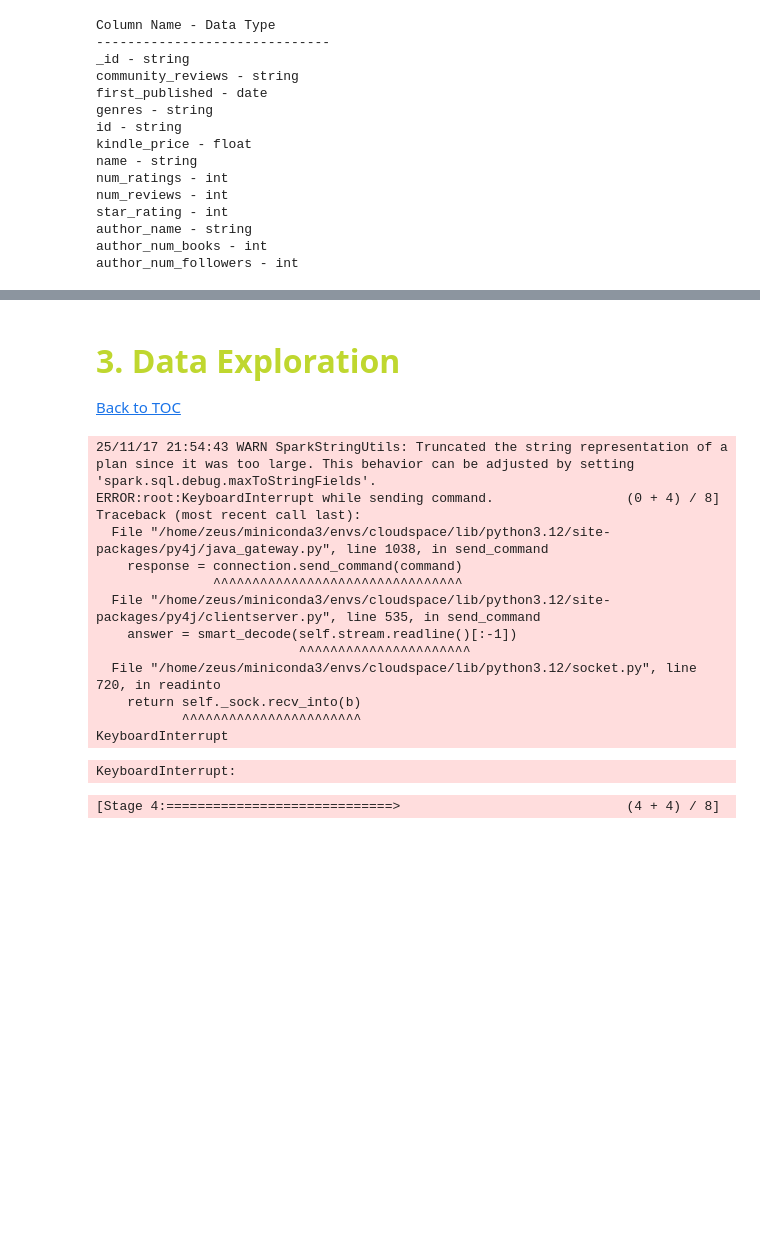
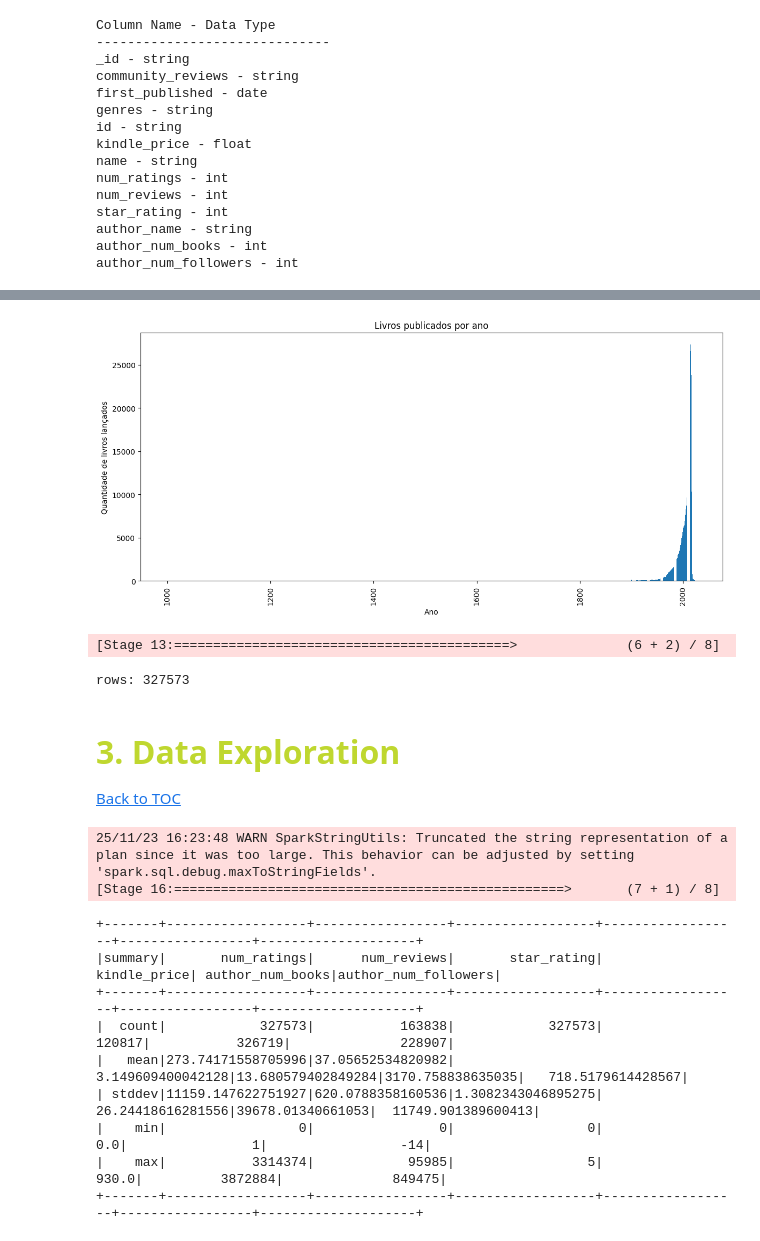
Before and after one commit to beatrizmarques2005/big-data-analysis, a Jupyter notebook: notebooks/Books/01_exploration.ipynb, the cells around one changed output, grey strips where cells are left out. Drawn from its saved outputs; the diff is of its cells as text; code cells hidden in the pictures; blank space fills up the shorter version.

```diff
--- a/notebooks/Books/01_exploration.ipynb
+++ b/notebooks/Books/01_exploration.ipynb
@@ -487,3 +408,34 @@ only showing top 20 rows
+# %%
+books = books.filter(F.year("first_published") <= 2025)
+# %%
+books_by_year = (
+    books
+    .withColumn("year", F.year("first_published"))
+    .groupBy("year")
+    .agg(F.count("*").alias("num_books"))
+    .orderBy("year")
+)
+
+pdf = books_by_year.toPandas()
+
+import matplotlib.pyplot as plt
+
+
+plt.figure(figsize=(14,6))
+plt.bar(pdf["year"], pdf["num_books"])
+
+plt.xlabel("Ano")
+plt.ylabel("Quantidade de livros lançados")
+plt.title("Livros publicados por ano")
+plt.xticks(rotation=90)
+plt.show()
+# %% [output]
+[figure, added]
+# %%
+print("rows:", books.count())
+# %% [output]
+[Stage 13:===========================================>              (6 + 2) / 8]
+rows: 327573
 # %% [markdown]
 # <font color='#BFD72F' size=6>**3. Data Exploration**</font> <a class="anchor" id="3"></a>
 
@@ -498,18 +450,14 @@ books.select(
     [when(col(c).isNaN(), None).otherwise(col(c)).alias(c) for c in numerical_cols]
 ).describe().show()
 # %% [output]
-25/11/17 21:54:43 WARN SparkStringUtils: Truncated the string representation of a plan since it was too large. This behavior can be adjusted by setting 'spark.sql.debug.maxToStringFields'.
-ERROR:root:KeyboardInterrupt while sending command.                 (0 + 4) / 8]
-Traceback (most recent call last):
-  File "/home/zeus/miniconda3/envs/cloudspace/lib/python3.12/site-packages/py4j/java_gateway.py", line 1038, in send_command
-    response = connection.send_command(command)
-               ^^^^^^^^^^^^^^^^^^^^^^^^^^^^^^^^
-  File "/home/zeus/miniconda3/envs/cloudspace/lib/python3.12/site-packages/py4j/clientserver.py", line 535, in send_command
-    answer = smart_decode(self.stream.readline()[:-1])
-                          ^^^^^^^^^^^^^^^^^^^^^^
-  File "/home/zeus/miniconda3/envs/cloudspace/lib/python3.12/socket.py", line 720, in readinto
-    return self._sock.recv_into(b)
-           ^^^^^^^^^^^^^^^^^^^^^^^
-KeyboardInterrupt
+25/11/23 16:23:48 WARN SparkStringUtils: Truncated the string representation of a plan since it was too large. This behavior can be adjusted by setting 'spark.sql.debug.maxToStringFields'.
+[Stage 16:==================================================>       (7 + 1) / 8]
-KeyboardInterrupt:
++-------+------------------+-----------------+------------------+------------------+-----------------+--------------------+
+|summary|       num_ratings|      num_reviews|       star_rating|      kindle_price| author_num_books|author_num_followers|
++-------+------------------+-----------------+------------------+------------------+-----------------+--------------------+
+|  count|            327573|           163838|            327573|            120817|           326719|              228907|
+|   mean|273.74171558705996|37.05652534820982| 3.149609400042128|13.680579402849284|3170.758838635035|   718.5179614428567|
+| stddev|11159.147622751927|620.0788358160536|1.3082343046895275| 26.24418616281556|39678.01340661053|  11749.901389600413|
+|    min|                 0|                0|                 0|               0.0|                1|                 -14|
+|    max|           3314374|            95985|                 5|             930.0|          3872884|              849475|
++-------+------------------+-----------------+------------------+------------------+-----------------+--------------------+
-[Stage 4:=============================>                             (4 + 4) / 8]
```
Also changed, not shown: parts of 38 cells of this notebook.
